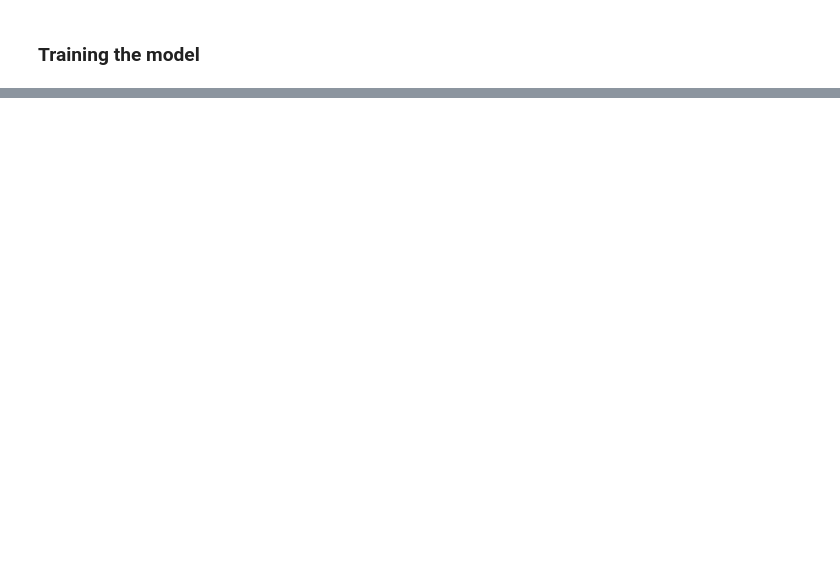
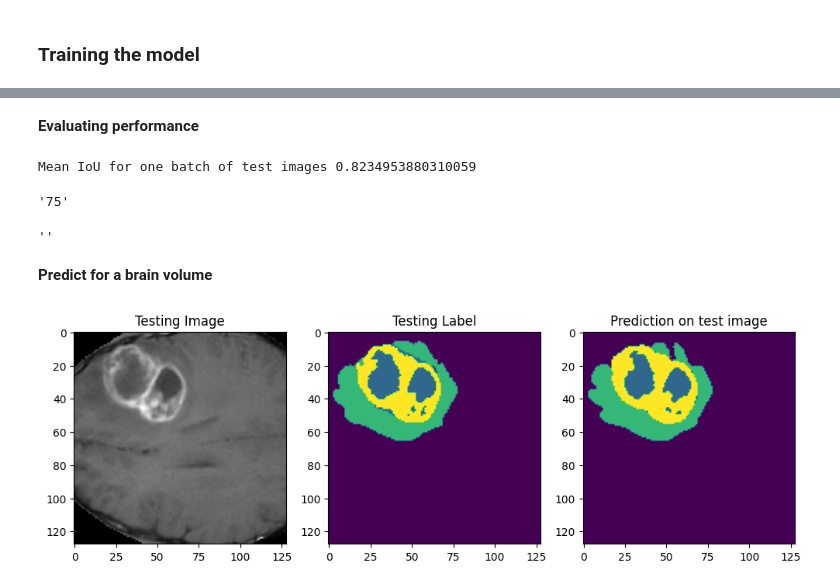
Before and after one commit to TheodorEmanuelsson/3D-brainTumor-segmentation, a Jupyter notebook: MRI.ipynb, the cells around one changed output, grey strips where cells are left out. Drawn from its saved outputs; the diff is of its cells as text; code cells hidden in the pictures; blank space fills up the shorter version.

```diff
--- a/MRI.ipynb
+++ b/MRI.ipynb
@@ -476,0 +550,2 @@ Note: you may need to restart the kernel to use updated packages.
+# %% [markdown]
+**Evaluating performance**
@@ -476,0 +566,55 @@ Note: you may need to restart the kernel to use updated packages.
+# %%
+n_classes = 4
+IoU_vals = tf.metrics.MeanIoU(num_classes=n_classes)
+IoU_vals.update_state(test_pred_batch_argmax, test_mask_batch_argmax)
+print(f"Mean IoU for one batch of test images {IoU_vals.result().numpy()}")
+# %% [output]
+Mean IoU for one batch of test images 0.8234953880310059
+# %%
+t = np.random.choice(val_img_list)
+
+val_img_num = filter(str.isdigit, t)
+
+"".join(val_img_num)
+# %% [output]
+'75'
+# %%
+test_img_num
+# %% [output]
+''
+# %% [markdown]
+**Predict for a brain volume**
+# %%
+# Select a random image to test
+test_img_file = np.random.choice(val_img_list)
+# Get the number corresponding to the selected image
+test_img_num = filter(str.isdigit, test_img_file)
+test_img_num = "".join(test_img_num)
+
+# load that image
+test_img = np.load(val_img_path + "/" + test_img_file)
+test_mask = np.load(val_mask_path + "/mask_" + str(test_img_num) + ".npy")
+test_mask_argmax=np.argmax(test_mask, axis=3)
+
+test_img_input = np.expand_dims(test_img, axis=0)
+test_prediction = model.predict(test_img_input)
+test_prediction_argmax=np.argmax(test_prediction, axis=4)[0,:,:,:]
+# %%
+from matplotlib import pyplot as plt
+import random
+
+#n_slice=random.randint(0, test_prediction_argmax.shape[2])
+n_slice = 80
+plt.figure(figsize=(12, 8))
+plt.subplot(231)
+plt.title('Testing Image')
+plt.imshow(test_img[:,:,n_slice,1], cmap='gray')
+plt.subplot(232)
+plt.title('Testing Label')
+plt.imshow(test_mask_argmax[:,:,n_slice])
+plt.subplot(233)
+plt.title('Prediction on test image')
+plt.imshow(test_prediction_argmax[:,:, n_slice])
+plt.show()
+# %% [output]
+[figure, added]
```
Also changed, not shown: parts of 30 cells of this notebook, 3 other files.
